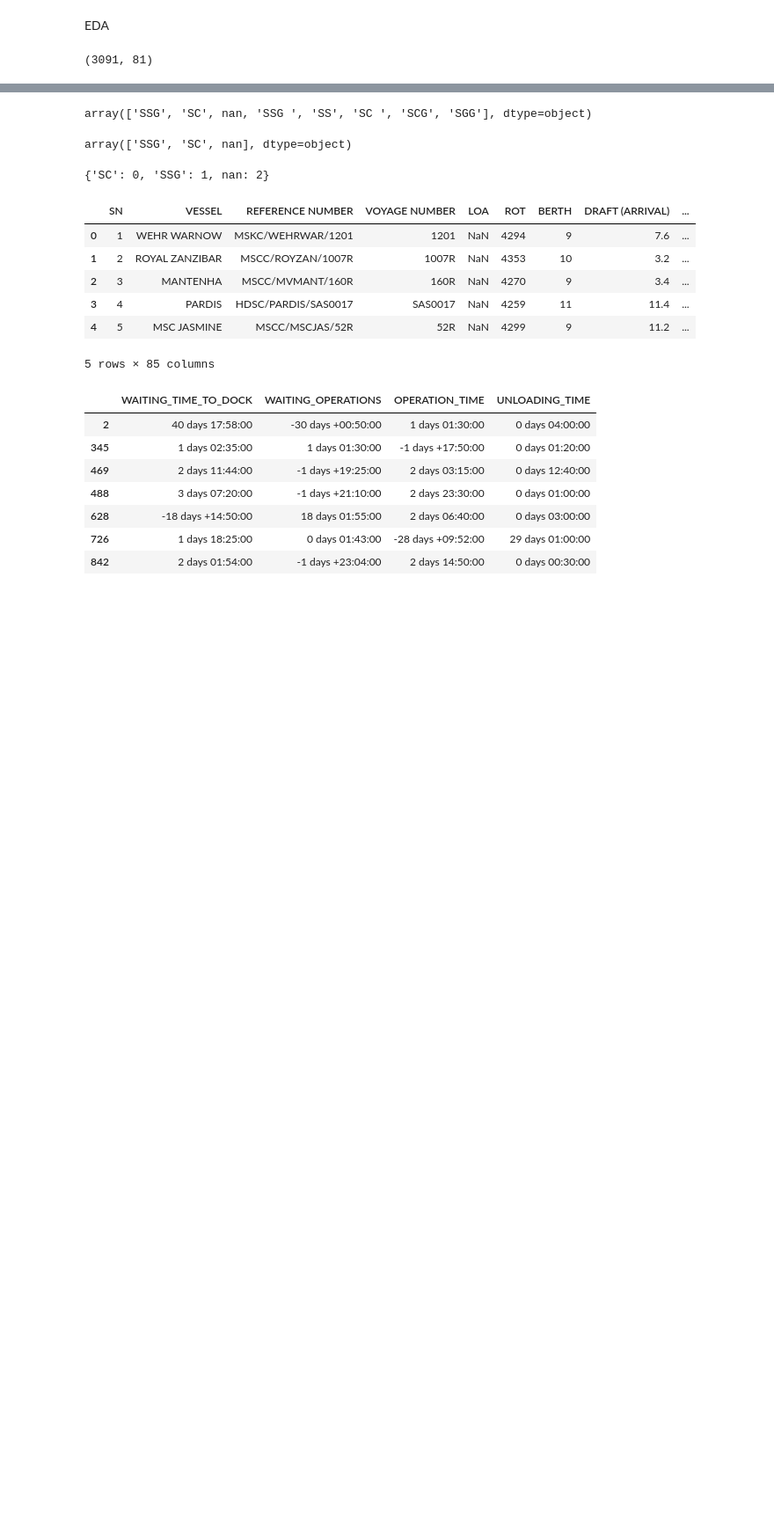
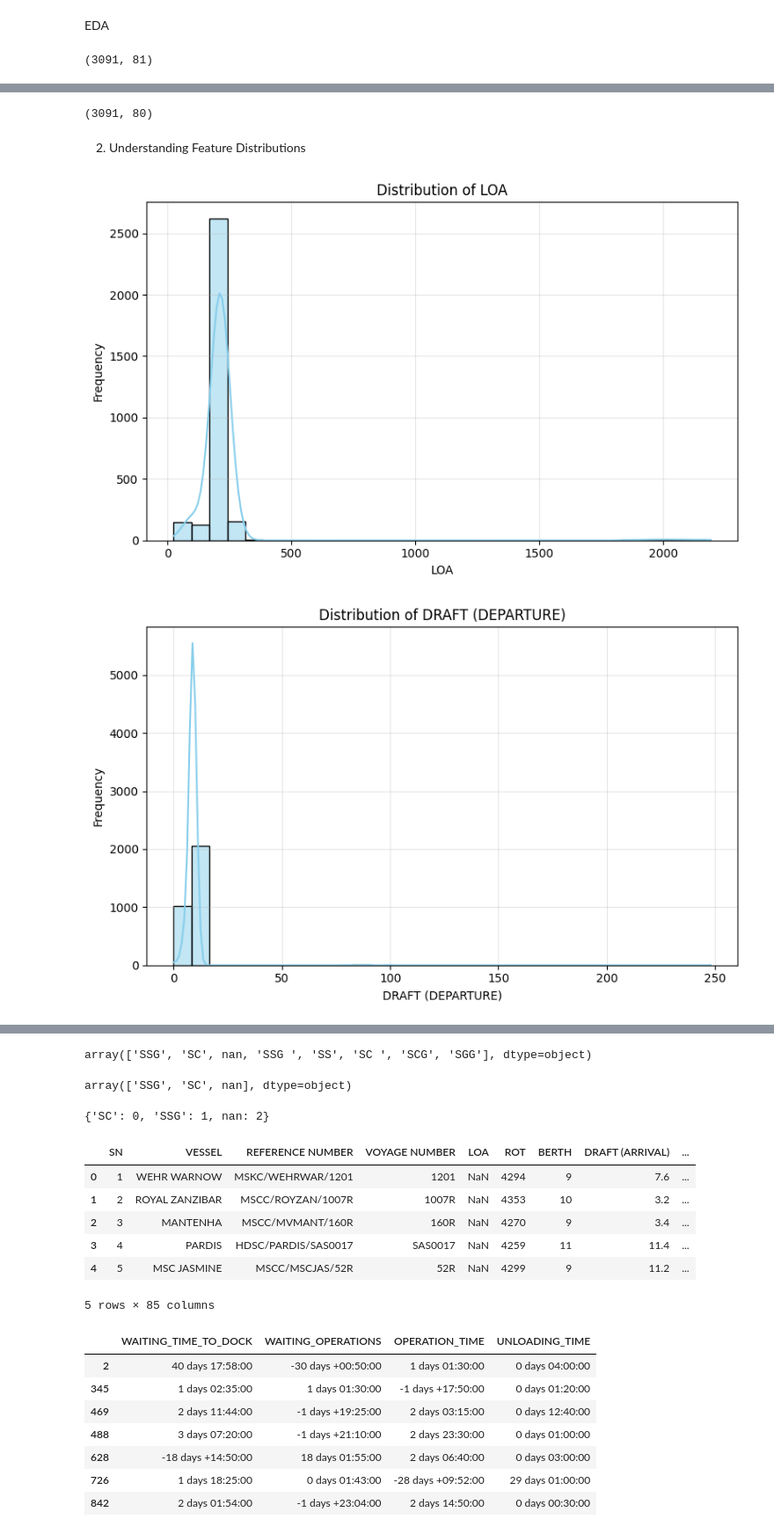
Before and after one commit to Athman-Athman/RESEARCH, a Jupyter notebook: RESEARCH_DATA_ANALYSIS_VTT_NOV_24.ipynb, the cells around one changed output, grey strips where cells are left out. Shown at 88% size. Saved outputs shown, nothing was run; the diff lists cells and outputs as text; code cells hidden in the pictures; blank space fills up the shorter version.

```diff
--- a/RESEARCH_DATA_ANALYSIS_VTT_NOV_24.ipynb
+++ b/RESEARCH_DATA_ANALYSIS_VTT_NOV_24.ipynb
@@ -48,0 +134,25 @@ for col in date_columns:
+# %%
+# Standardize the feature types in the dataset
+
+# Convert columns with datetime information to pandas datetime
+datetime_columns = ['ARRIVED BERTH', 'TIME/DATE SAILED', 'COMMENCE OPS',
+                    'COMPL. OP','DROP PILOT']  # Adjust as needed
+for col in datetime_columns:
+    if col in data.columns:
+        data[col] = pd.to_datetime(data[col], errors='coerce')
+
+# Convert numeric columns to appropriate numeric types
+numeric_columns = ['LOA','DRAFT (ARRIVAL)','DRAFT (DEPARTURE)','TOTAL TEUs',
+                   'PORT PRODUCTIVITY','BERTH PRODUCTIVITY','OPERATIONS PRODUCTIVITY']
+for col in numeric_columns:
+    if col in data.columns:
+        data[col] = pd.to_numeric(data[col], errors='coerce')
+
+# Convert categorical columns to string or category type
+categorical_columns = ['MACHINE TYPE']  # Adjust as needed
+for col in categorical_columns:
+    if col in data.columns:
+        data[col] = data[col].astype(str)
+
+# Display the updated dataset info
+data.info()
@@ -48,0 +177,30 @@ for col in date_columns:
+# %%
+# Retrieving the number of rows and columns
+rows, columns = data.shape
+
+rows, columns
+# %% [output]
+(3091, 80)
+# %% [markdown]
+2. Understanding Feature Distributions
+# %%
+import matplotlib.pyplot as plt
+import seaborn as sns
+
+# List of numeric features to visualize
+numeric_features = ['LOA', 'DRAFT (DEPARTURE)', 'DRAFT (ARRIVAL)', 'TOTAL TEUs', 'PORT PRODUCTIVITY']
+
+# Plot distributions
+for feature in numeric_features:
+    if feature in data.columns:
+        plt.figure(figsize=(8, 5))
+        sns.histplot(data[feature], kde=True, bins=30, color='skyblue', edgecolor='black')
+        plt.title(f"Distribution of {feature}")
+        plt.xlabel(feature)
+        plt.ylabel("Frequency")
+        plt.grid(alpha=0.3)
+        plt.tight_layout()
+        plt.show()
+# %% [output]
+[figure, added]
+[figure, added]
```
Also changed, not shown: parts of 10 cells of this notebook.
